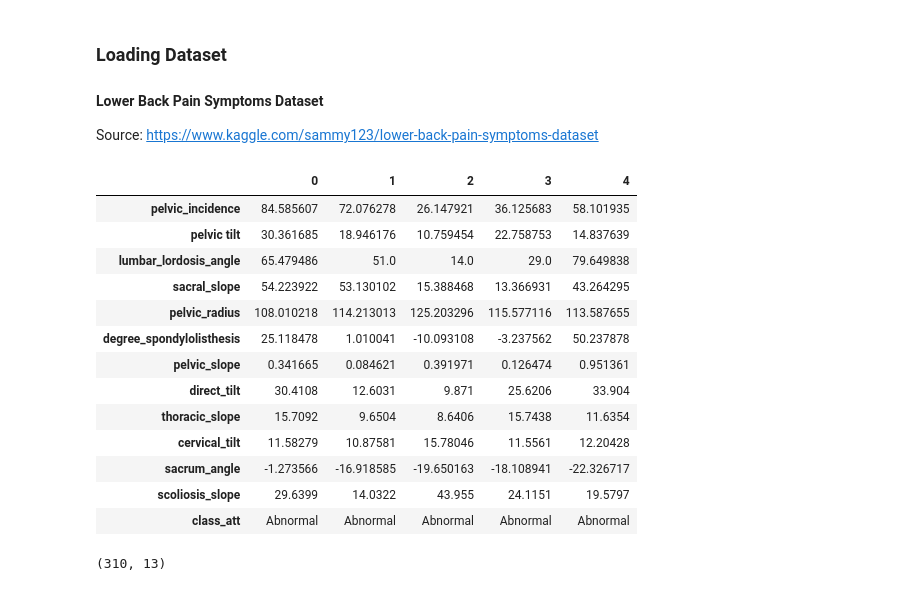
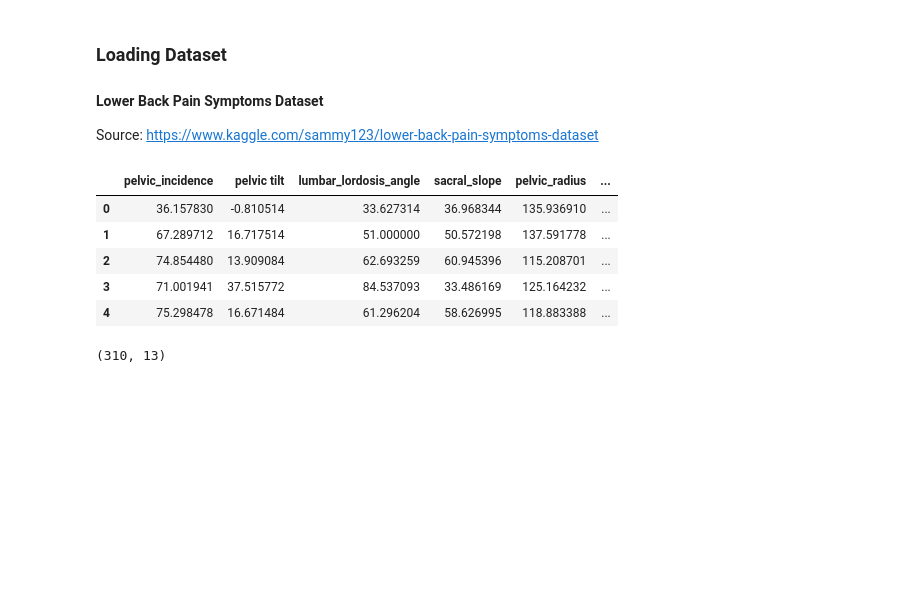
Before and after one commit to DorMiz43/Spine_ANN, a Jupyter notebook: demo-03-BinaryClassification_SpineDataset -question.ipynb, the cells around one changed output. Drawn from its saved outputs; the diff is of its cells as text; code cells hidden in the pictures; blank space fills up the shorter version.

```diff
--- a/demo-03-BinaryClassification_SpineDataset -question.ipynb
+++ b/demo-03-BinaryClassification_SpineDataset -question.ipynb
@@ -45,7 +45,7 @@ from tensorflow.keras.utils import to_categorical
 
 Source: https://www.kaggle.com/sammy123/lower-back-pain-symptoms-dataset
 # %%
-spine_data = pd.read_csv('dataset/Dataset_spine.csv',
+spine_data = pd.read_csv('Dataset_spine.csv',
                          skiprows=1,
                          names=['pelvic_incidence',
                                 'pelvic tilt',
@@ -63,22 +63,14 @@ spine_data = pd.read_csv('dataset/Dataset_spine.csv',
 
 spine_data = spine_data.sample(frac=1).reset_index(drop=True)
 # %%
-spine_data.head().T
+spine_data.head()
 # %% [output]
-|  | 0 | 1 | 2 | 3 | 4 |
-| pelvic_incidence | 84.585607 | 72.076278 | 26.147921 | 36.125683 | 58.101935 |
-| pelvic tilt | 30.361685 | 18.946176 | 10.759454 | 22.758753 | 14.837639 |
-| lumbar_lordosis_angle | 65.479486 | 51.0 | 14.0 | 29.0 | 79.649838 |
-| sacral_slope | 54.223922 | 53.130102 | 15.388468 | 13.366931 | 43.264295 |
-| pelvic_radius | 108.010218 | 114.213013 | 125.203296 | 115.577116 | 113.587655 |
-| degree_spondylolisthesis | 25.118478 | 1.010041 | -10.093108 | -3.237562 | 50.237878 |
-| pelvic_slope | 0.341665 | 0.084621 | 0.391971 | 0.126474 | 0.951361 |
-| direct_tilt | 30.4108 | 12.6031 | 9.871 | 25.6206 | 33.904 |
-| thoracic_slope | 15.7092 | 9.6504 | 8.6406 | 15.7438 | 11.6354 |
-| cervical_tilt | 11.58279 | 10.87581 | 15.78046 | 11.5561 | 12.20428 |
-| sacrum_angle | -1.273566 | -16.918585 | -19.650163 | -18.108941 | -22.326717 |
-| scoliosis_slope | 29.6399 | 14.0322 | 43.955 | 24.1151 | 19.5797 |
-| class_att | Abnormal | Abnormal | Abnormal | Abnormal | Abnormal |
+|  | pelvic_incidence | pelvic tilt | lumbar_lordosis_angle | sacral_slope | pelvic_radius | ... |
+| 0 | 36.157830 | -0.810514 | 33.627314 | 36.968344 | 135.936910 | ... |
+| 1 | 67.289712 | 16.717514 | 51.000000 | 50.572198 | 137.591778 | ... |
+| 2 | 74.854480 | 13.909084 | 62.693259 | 60.945396 | 115.208701 | ... |
+| 3 | 71.001941 | 37.515772 | 84.537093 | 33.486169 | 125.164232 | ... |
+| 4 | 75.298478 | 16.671484 | 61.296204 | 58.626995 | 118.883388 | ... |
 # %%
 spine_data.shape
 # %% [output]
```
Also changed, not shown: parts of 19 cells of this notebook, 4 other files.
